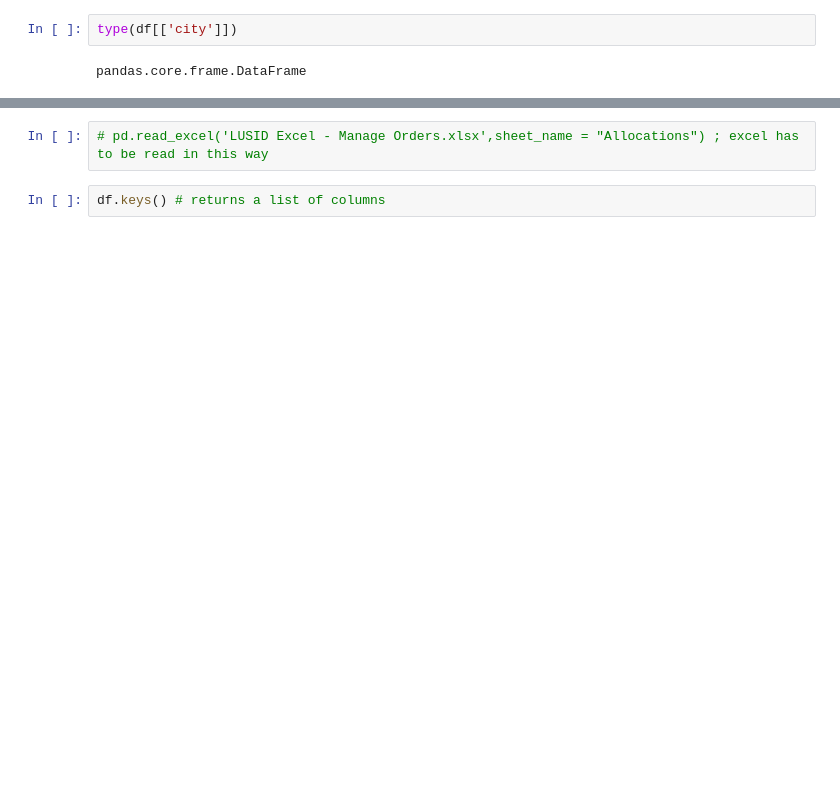
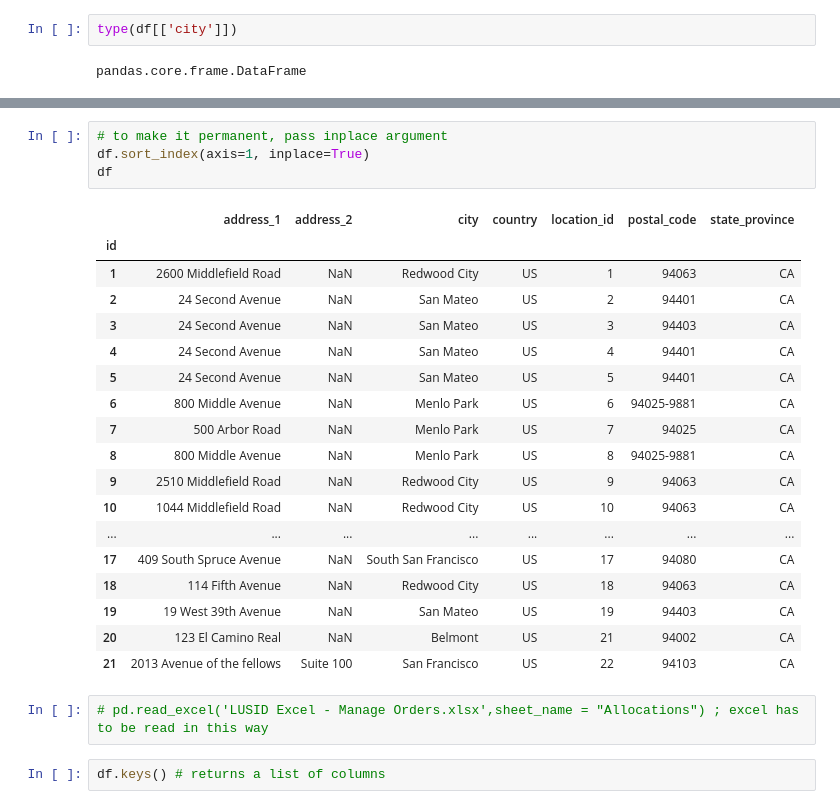
Before and after one commit to SivakumarRevuri/python-libraries, a Jupyter notebook: numpy and pandas/pandas/1. pandas intro.ipynb, the cells around one changed output, grey strips where cells are left out. Saved outputs shown, nothing was run; the diff lists cells and outputs as text; blank space fills up the shorter version.

```diff
--- a/numpy and pandas/pandas/1. pandas intro.ipynb
+++ b/numpy and pandas/pandas/1. pandas intro.ipynb
@@ -169,3 +148,26 @@ df
+# %%
+# to make it permanent, pass inplace argument
+df.sort_index(axis=1, inplace=True)
+df
+# %% [output]
+|  | address_1 | address_2 | city | country | location_id | postal_code | state_province |
+| id |  |  |  |  |  |  |  |
+| 1 | 2600 Middlefield Road | NaN | Redwood City | US | 1 | 94063 | CA |
+| 2 | 24 Second Avenue | NaN | San Mateo | US | 2 | 94401 | CA |
+| 3 | 24 Second Avenue | NaN | San Mateo | US | 3 | 94403 | CA |
+| 4 | 24 Second Avenue | NaN | San Mateo | US | 4 | 94401 | CA |
+| 5 | 24 Second Avenue | NaN | San Mateo | US | 5 | 94401 | CA |
+| 6 | 800 Middle Avenue | NaN | Menlo Park | US | 6 | 94025-9881 | CA |
+| 7 | 500 Arbor Road | NaN | Menlo Park | US | 7 | 94025 | CA |
+| 8 | 800 Middle Avenue | NaN | Menlo Park | US | 8 | 94025-9881 | CA |
+| 9 | 2510 Middlefield Road | NaN | Redwood City | US | 9 | 94063 | CA |
+| 10 | 1044 Middlefield Road | NaN | Redwood City | US | 10 | 94063 | CA |
+| ... | ... | ... | ... | ... | ... | ... | ... |
+| 17 | 409 South Spruce Avenue | NaN | South San Francisco | US | 17 | 94080 | CA |
+| 18 | 114 Fifth Avenue | NaN | Redwood City | US | 18 | 94063 | CA |
+| 19 | 19 West 39th Avenue | NaN | San Mateo | US | 19 | 94403 | CA |
+| 20 | 123 El Camino Real | NaN | Belmont | US | 21 | 94002 | CA |
+| 21 | 2013 Avenue of the fellows | Suite 100 | San Francisco | US | 22 | 94103 | CA |
 # %%
 # pd.read_excel('LUSID Excel - Manage Orders.xlsx',sheet_name = "Allocations") ; excel has to be read in this way
 # %%
```
Also changed, not shown: parts of 17 cells of this notebook, 25 other files.
